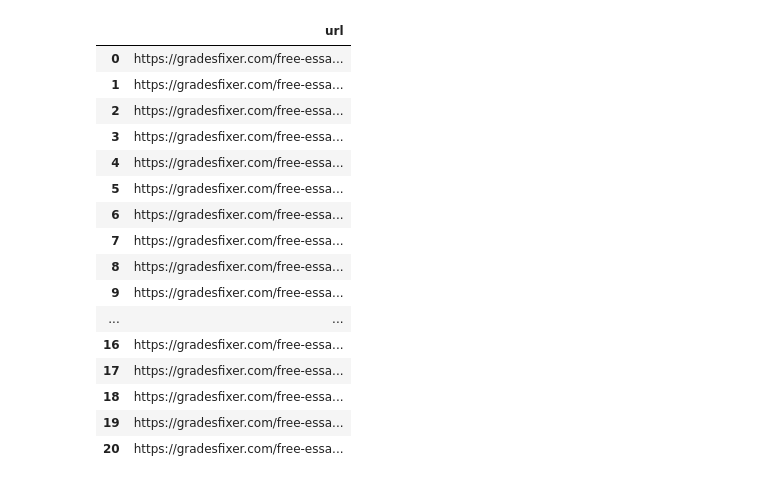
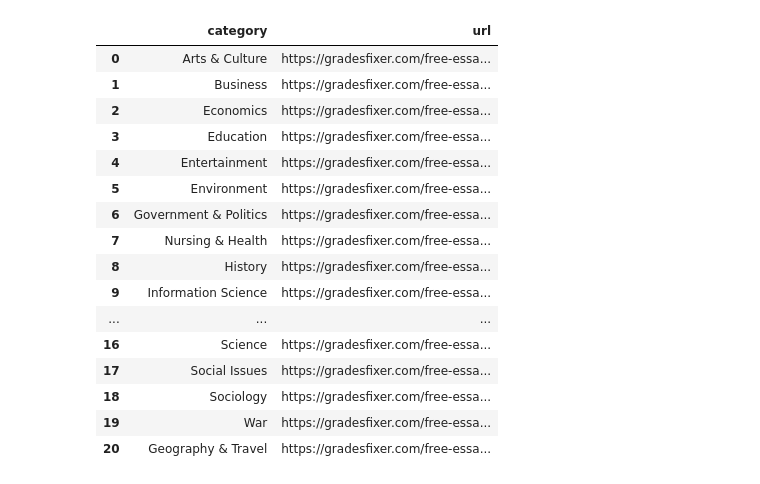
Before and after one commit to mishadyukarev/test___, a Jupyter notebook: ai_essay_prediction_misha/parsing_sites/gradesfixer.ipynb, the cells around one changed output. Drawn from its saved outputs; the diff is of its cells as text; code cells hidden in the pictures.

```diff
--- a/ai_essay_prediction_misha/parsing_sites/gradesfixer.ipynb
+++ b/ai_essay_prediction_misha/parsing_sites/gradesfixer.ipynb
@@ -14,26 +35,29 @@ soup = BeautifulSoup(page.text, 'html')
 # %%
+# Getting references of different categories:
+
 df_category = pd.DataFrame()
 
 categorical_urls =  [value['href'] for value in soup.find('li').find_all('a')]
 categorical_urls = categorical_urls[:-1]
 
+df_category['category'] = soup.find('li').text.split('\n')[2:][:-3]
 df_category['url'] = categorical_urls
 df_category
 # %% [output]
-|  | url |
-| 0 | https://gradesfixer.com/free-essa... |
-| 1 | https://gradesfixer.com/free-essa... |
-| 2 | https://gradesfixer.com/free-essa... |
-| 3 | https://gradesfixer.com/free-essa... |
-| 4 | https://gradesfixer.com/free-essa... |
-| 5 | https://gradesfixer.com/free-essa... |
-| 6 | https://gradesfixer.com/free-essa... |
-| 7 | https://gradesfixer.com/free-essa... |
-| 8 | https://gradesfixer.com/free-essa... |
-| 9 | https://gradesfixer.com/free-essa... |
-| ... | ... |
-| 16 | https://gradesfixer.com/free-essa... |
-| 17 | https://gradesfixer.com/free-essa... |
-| 18 | https://gradesfixer.com/free-essa... |
-| 19 | https://gradesfixer.com/free-essa... |
-| 20 | https://gradesfixer.com/free-essa... |
+|  | category | url |
+| 0 | Arts & Culture | https://gradesfixer.com/free-essa... |
+| 1 | Business | https://gradesfixer.com/free-essa... |
+| 2 | Economics | https://gradesfixer.com/free-essa... |
+| 3 | Education | https://gradesfixer.com/free-essa... |
+| 4 | Entertainment | https://gradesfixer.com/free-essa... |
+| 5 | Environment | https://gradesfixer.com/free-essa... |
+| 6 | Government & Politics | https://gradesfixer.com/free-essa... |
+| 7 | Nursing & Health | https://gradesfixer.com/free-essa... |
+| 8 | History | https://gradesfixer.com/free-essa... |
+| 9 | Information Science | https://gradesfixer.com/free-essa... |
+| ... | ... | ... |
+| 16 | Science | https://gradesfixer.com/free-essa... |
+| 17 | Social Issues | https://gradesfixer.com/free-essa... |
+| 18 | Sociology | https://gradesfixer.com/free-essa... |
+| 19 | War | https://gradesfixer.com/free-essa... |
+| 20 | Geography & Travel | https://gradesfixer.com/free-essa... |
```
Also changed, not shown: parts of 15 cells of this notebook, 1 other file.
